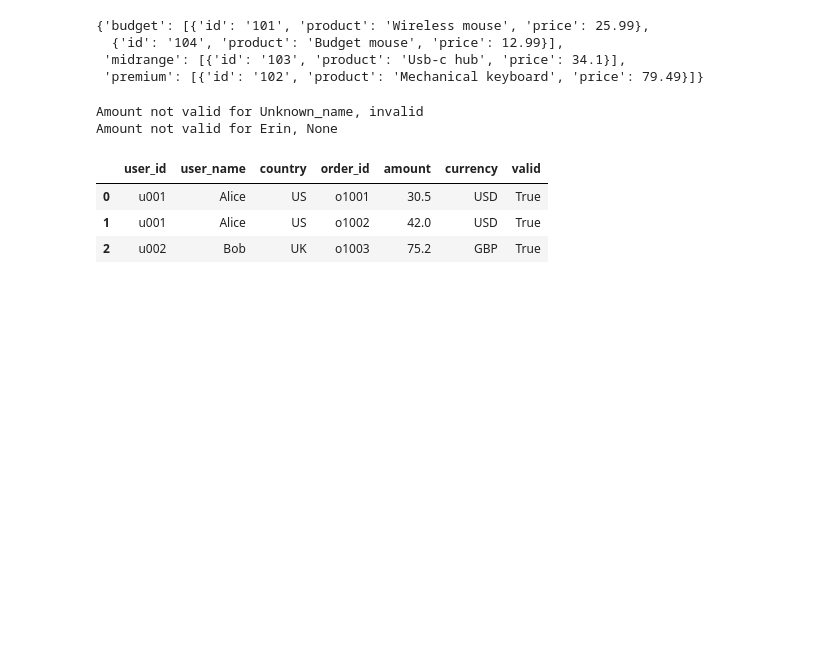
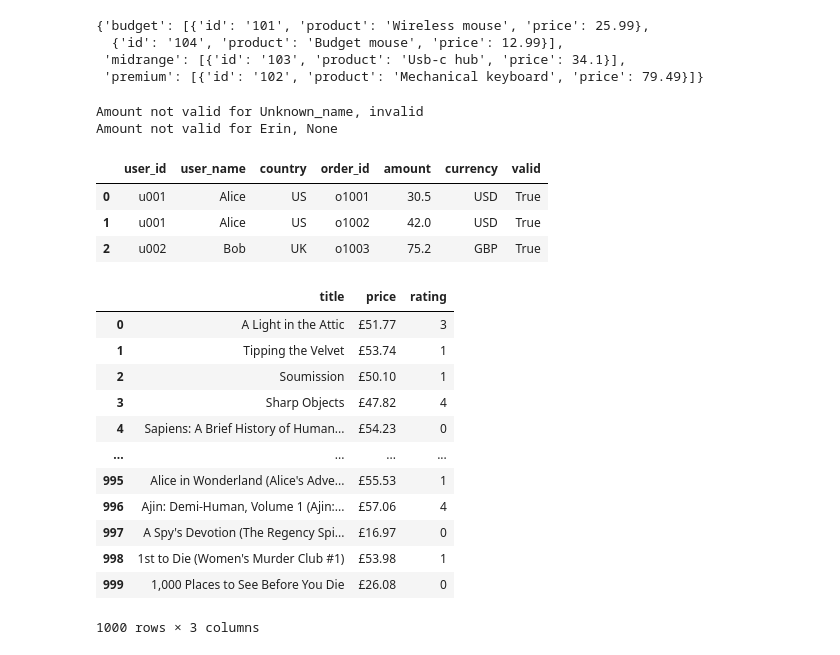
Before and after one commit to iacopopo6/myProject, a Jupyter notebook: Exercise.ipynb, the cells around one changed output. Saved outputs shown, nothing was run; the diff lists cells and outputs as text; code cells hidden in the pictures; blank space fills up the shorter version.

```diff
--- a/Exercise.ipynb
+++ b/Exercise.ipynb
@@ -745,0 +795,22 @@ display(filter_valid_orders(data))
+# %%
+import pandas as pd
+
+if len(result) >= 1000:
+
+    df = pd.DataFrame(result)
+
+display(df)
+# %% [output]
+|  | title | price | rating |
+| 0 | A Light in the Attic | £51.77 | 3 |
+| 1 | Tipping the Velvet | £53.74 | 1 |
+| 2 | Soumission | £50.10 | 1 |
+| 3 | Sharp Objects | £47.82 | 4 |
+| 4 | Sapiens: A Brief History of Human... | £54.23 | 0 |
+| ... | ... | ... | ... |
+| 995 | Alice in Wonderland (Alice's Adve... | £55.53 | 1 |
+| 996 | Ajin: Demi-Human, Volume 1 (Ajin:... | £57.06 | 4 |
+| 997 | A Spy's Devotion (The Regency Spi... | £16.97 | 0 |
+| 998 | 1st to Die (Women's Murder Club #1) | £53.98 | 1 |
+| 999 | 1,000 Places to See Before You Die | £26.08 | 0 |
+1000 rows × 3 columns
```
Also changed, not shown: parts of 1 cell of this notebook.
